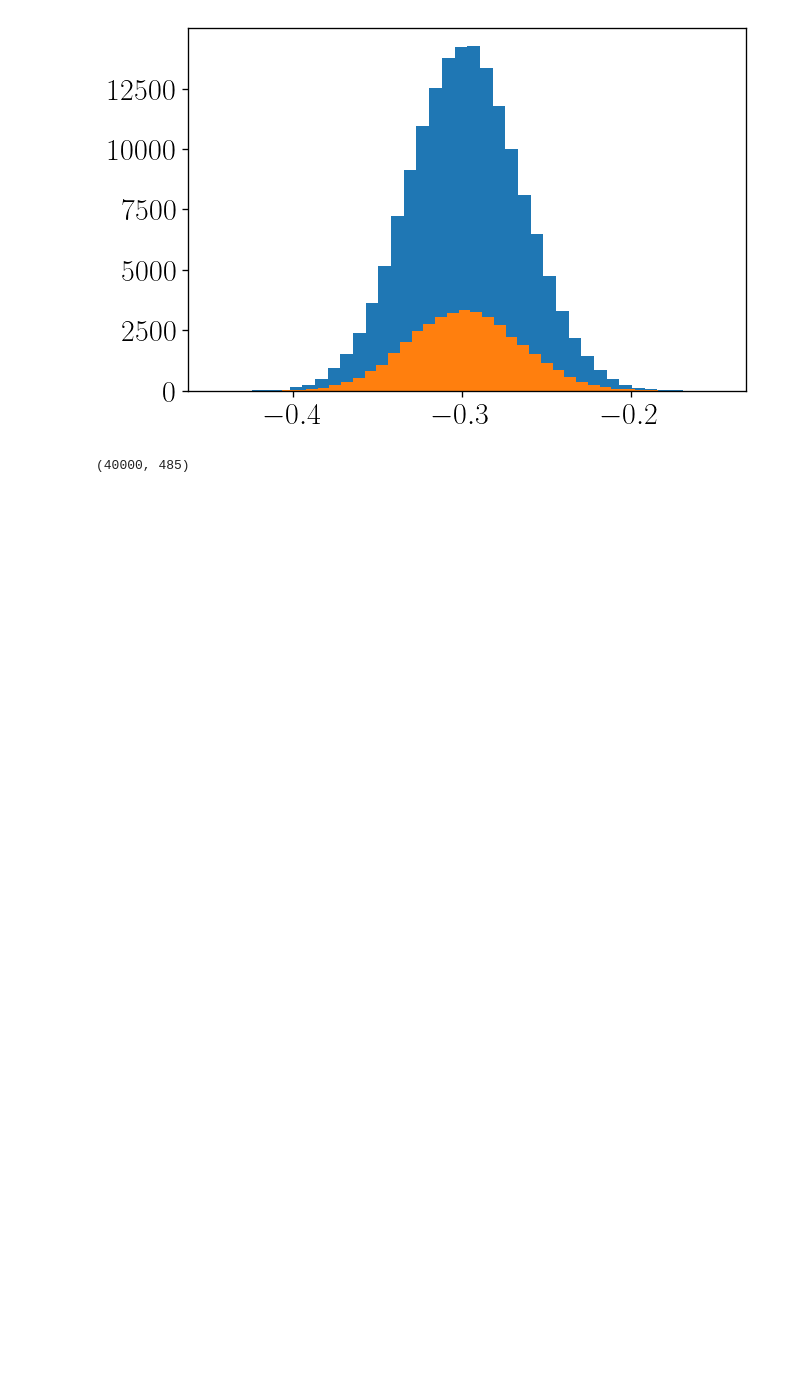
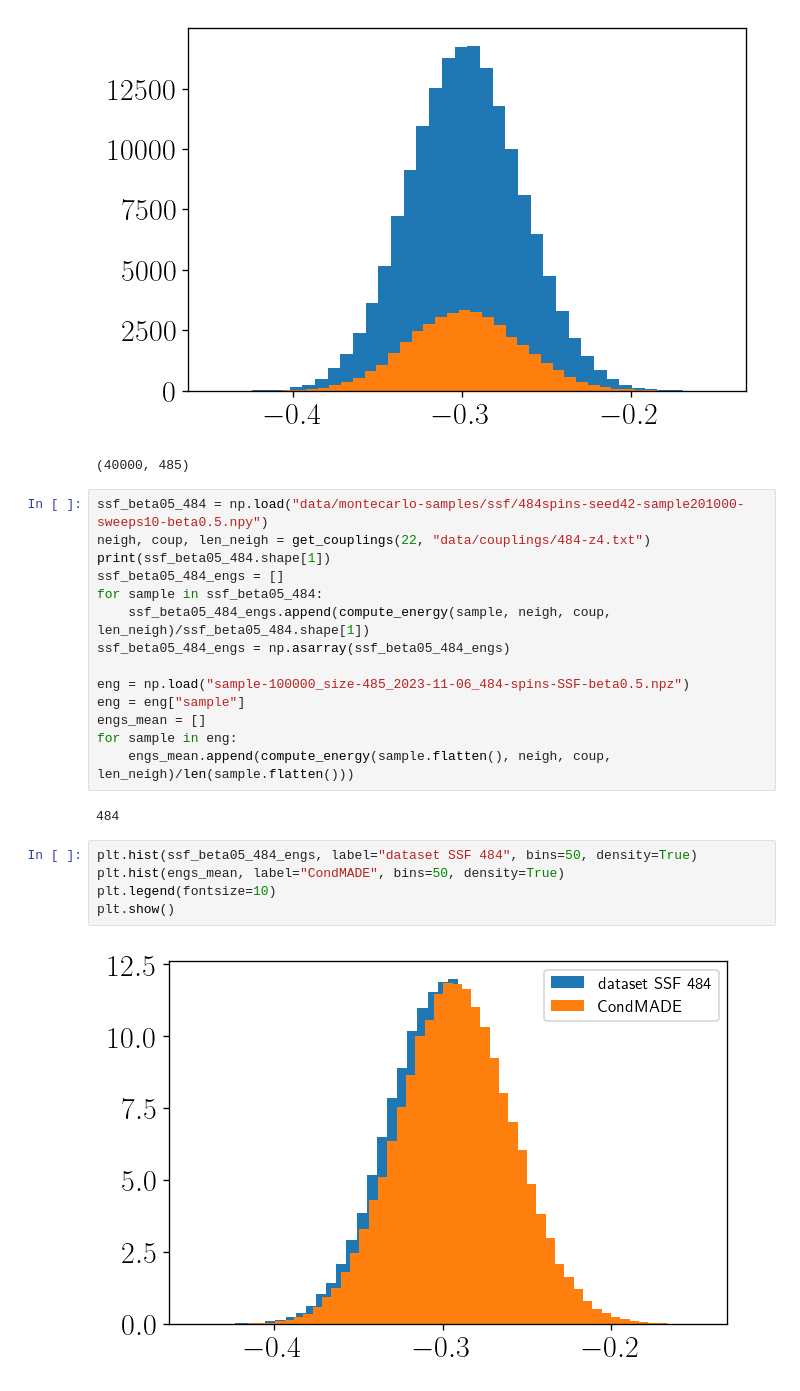
Before and after one commit to marveen94/n-mcmc-Luca, a Jupyter notebook: temp-madessf.ipynb, the cells around one changed output. Drawn from its saved outputs; the diff is of its cells as text; blank space fills up the shorter version.

Commit message:
add comparison plot

```diff
--- a/temp-madessf.ipynb
+++ b/temp-madessf.ipynb
@@ -67,3 +67,26 @@ val.shape
 # %% [output]
 [figure]
 (40000, 485)
+# %%
+ssf_beta05_484 = np.load("data/montecarlo-samples/ssf/484spins-seed42-sample201000-sweeps10-beta0.5.npy")
+neigh, coup, len_neigh = get_couplings(22, "data/couplings/484-z4.txt")
+print(ssf_beta05_484.shape[1])
+ssf_beta05_484_engs = []
+for sample in ssf_beta05_484:
+    ssf_beta05_484_engs.append(compute_energy(sample, neigh, coup, len_neigh)/ssf_beta05_484.shape[1])
+ssf_beta05_484_engs = np.asarray(ssf_beta05_484_engs)
+
+eng = np.load("sample-100000_size-485_2023-11-06_484-spins-SSF-beta0.5.npz")
+eng = eng["sample"]
+engs_mean = []
+for sample in eng:
+    engs_mean.append(compute_energy(sample.flatten(), neigh, coup, len_neigh)/len(sample.flatten()))
+# %% [output]
+484
+# %%
+plt.hist(ssf_beta05_484_engs, label="dataset SSF 484", bins=50, density=True)
+plt.hist(engs_mean, label="CondMADE", bins=50, density=True)
+plt.legend(fontsize=10)
+plt.show()
+# %% [output]
+[figure, added]
```
